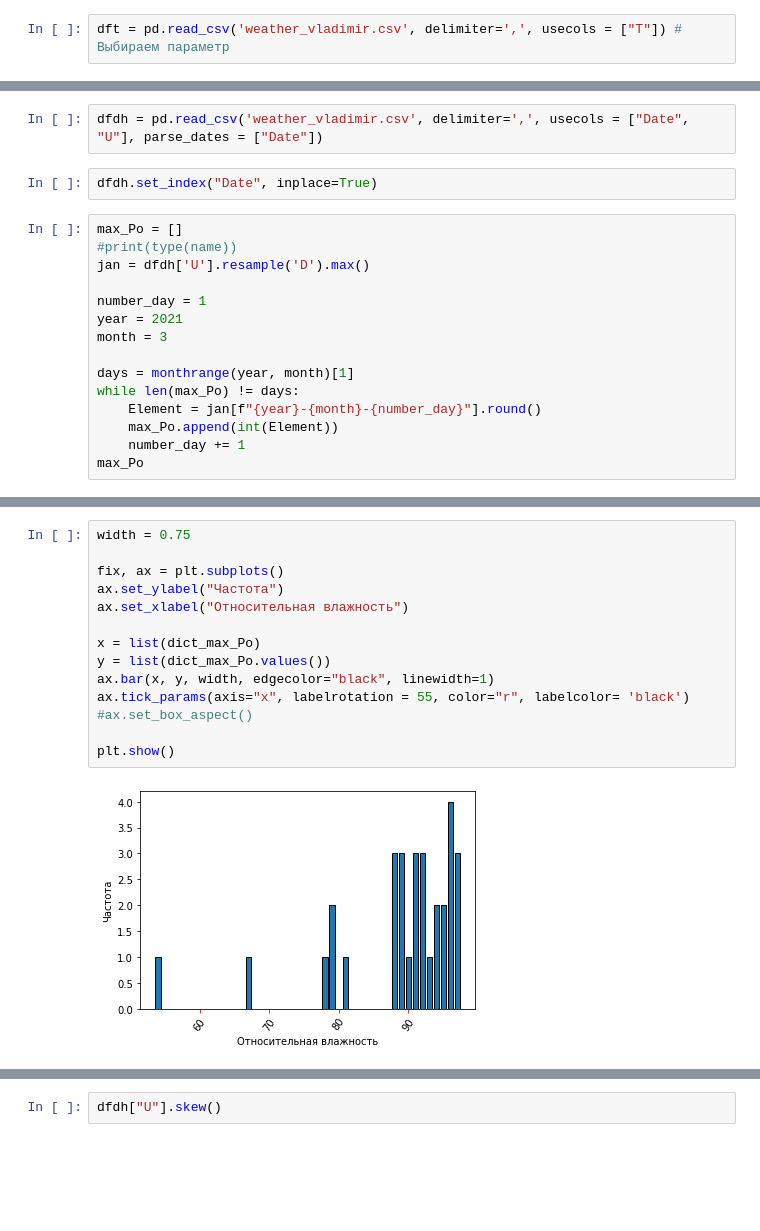
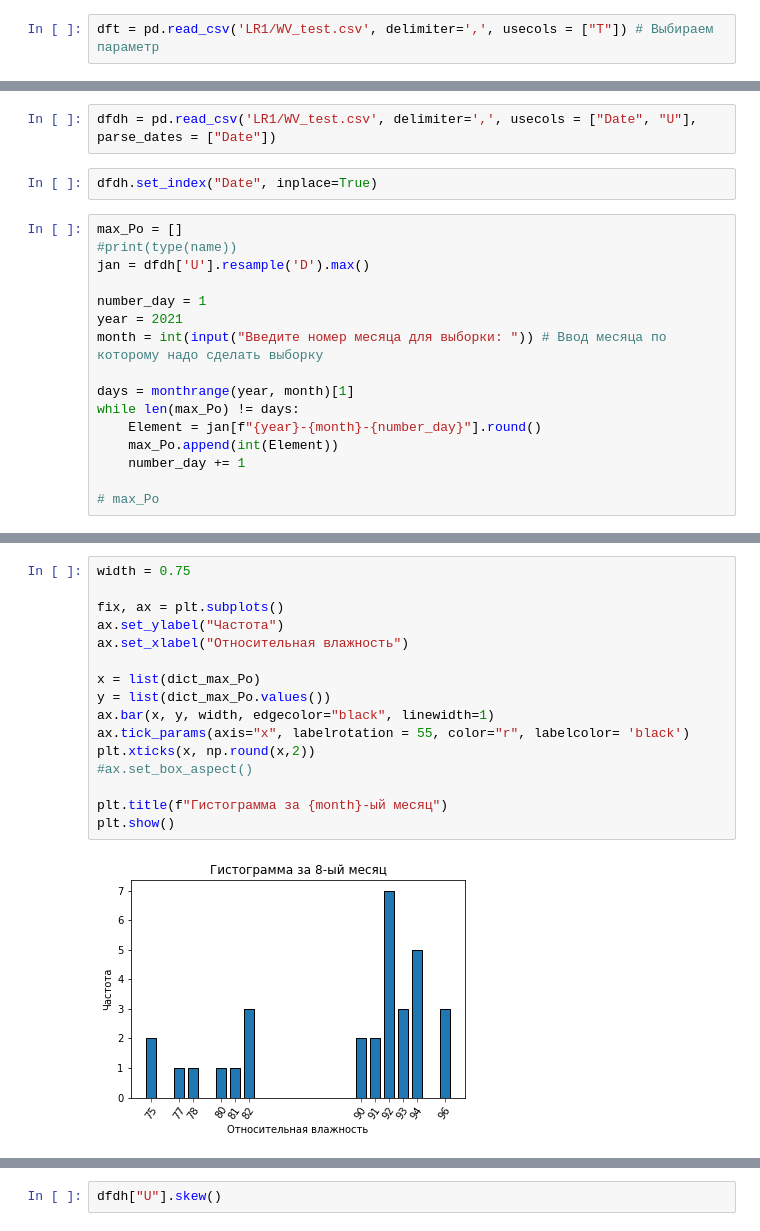
Before and after one commit to mbluuka/7semestr, a Jupyter notebook: LR1.ipynb, the cells around one changed output, grey strips where cells are left out. Drawn from its saved outputs; the diff is of its cells as text; blank space fills up the shorter version.

```diff
--- a/LR1.ipynb
+++ b/LR1.ipynb
@@ -136,7 +146,7 @@ ax.set_legend()
 7. 10 и 90 перцентиль;
 8. 1, 2, 3 квартили
 # %%
-dft = pd.read_csv('weather_vladimir.csv', delimiter=',', usecols = ["T"]) # Выбираем параметр
+dft = pd.read_csv('LR1/WV_test.csv', delimiter=',', usecols = ["T"]) # Выбираем параметр
 # %% [markdown]
 #### Вычисление максимального и минимального значений
 # %%
@@ -321,7 +331,7 @@ dfpo.iloc(Po_dict_num[month][1])
 import matplotlib as mpl
 from calendar import monthrange
 # %%
-dfdh = pd.read_csv('weather_vladimir.csv', delimiter=',', usecols = ["Date", "U"], parse_dates = ["Date"])
+dfdh = pd.read_csv('LR1/WV_test.csv', delimiter=',', usecols = ["Date", "U"], parse_dates = ["Date"])
 # %%
 dfdh.set_index("Date", inplace=True)
 # %%
@@ -331,12 +341,13 @@ jan = dfdh['U'].resample('D').max()
 
 number_day = 1
 year = 2021
-month = 3
+month = int(input("Введите номер месяца для выборки: ")) # Ввод месяца по которому надо сделать выборку
 
 days = monthrange(year, month)[1]
 while len(max_Po) != days:
     Element = jan[f"{year}-{month}-{number_day}"].round()
     max_Po.append(int(Element))
     number_day += 1
-max_Po
+
+# max_Po
 # %% [output]
@@ -384,19 +363,21 @@ dict_max_Po
 # %%
 width = 0.75
 
 fix, ax = plt.subplots()
 ax.set_ylabel("Частота")
 ax.set_xlabel("Относительная влажность")
 
 x = list(dict_max_Po)
 y = list(dict_max_Po.values())
 ax.bar(x, y, width, edgecolor="black", linewidth=1)
 ax.tick_params(axis="x", labelrotation = 55, color="r", labelcolor= 'black')
+plt.xticks(x, np.round(x,2))
 #ax.set_box_aspect()
 
+plt.title(f"Гистограмма за {month}-ый месяц")
 plt.show()
 # %% [output]
-[figure, old version]
+[figure, new version]
 # %%
 # Общая информация, а не за определенный месяц
 dfdh["U"].hist(bins = days)
```
Also changed, not shown: parts of 34 cells of this notebook.
